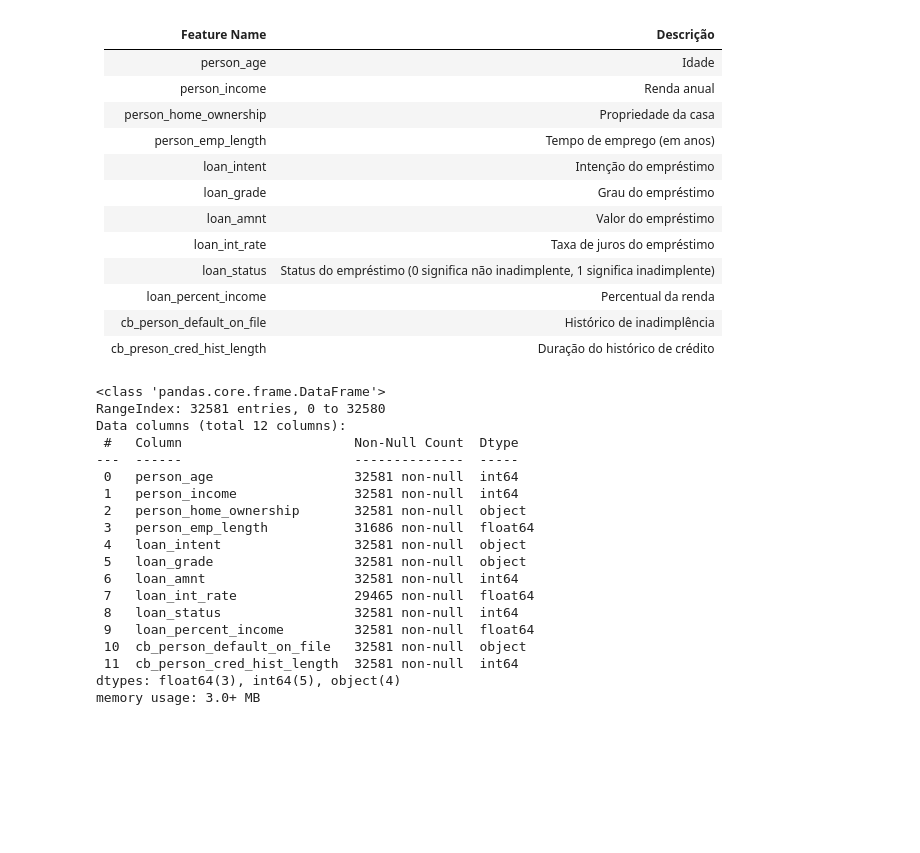
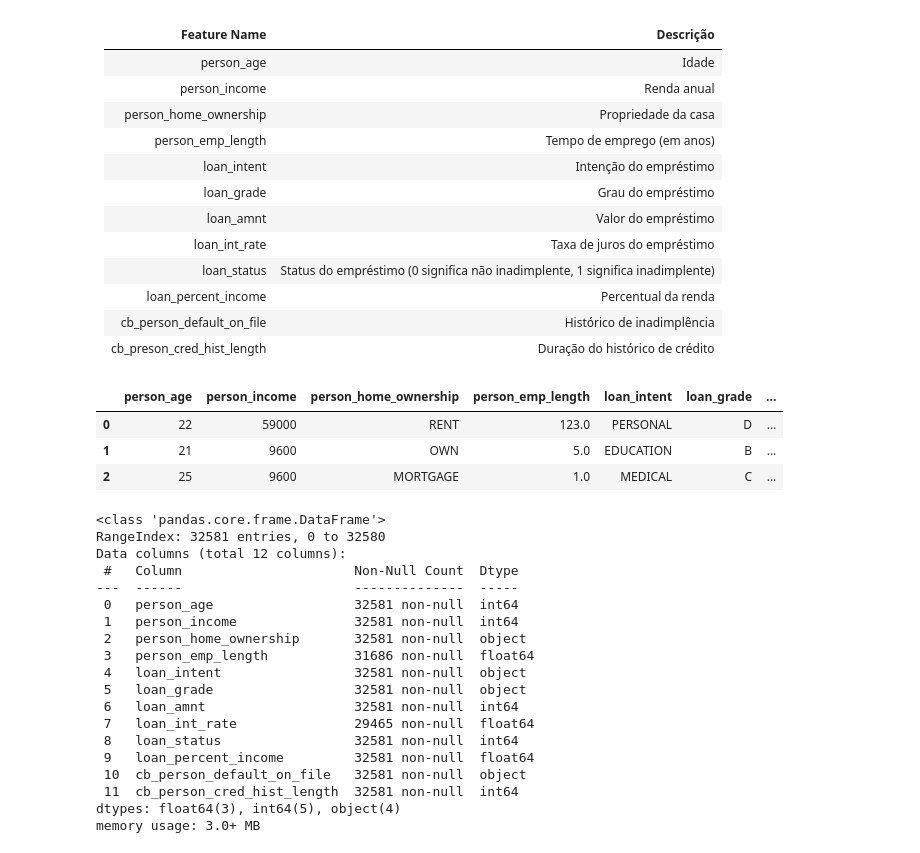
Before and after one commit to kaladabrio2020/Compass.Uol.DataScience, a Jupyter notebook: Sprint 02/Parte3-MachineLearning/Pré-processamento.ipynb, the cells around one changed output. Cells and saved outputs as stored; diff of their text form; code cells hidden in the pictures; blank space fills up the shorter version.

```diff
--- a/Sprint 02/Parte3-MachineLearning/Pré-processamento.ipynb
+++ b/Sprint 02/Parte3-MachineLearning/Pré-processamento.ipynb
@@ -20,6 +20,13 @@ data = pd.read_csv('Dataset/credit_risk_dataset.csv')
 | loan_percent_income        | Percentual da renda                                  |
 | cb_person_default_on_file  | Histórico de inadimplência                           |
 | cb_preson_cred_hist_length | Duração do histórico de crédito                      |
+# %%
+data.head(3)
+# %% [output]
+|  | person_age | person_income | person_home_ownership | person_emp_length | loan_intent | loan_grade | ... |
+| 0 | 22 | 59000 | RENT | 123.0 | PERSONAL | D | ... |
+| 1 | 21 | 9600 | OWN | 5.0 | EDUCATION | B | ... |
+| 2 | 25 | 9600 | MORTGAGE | 1.0 | MEDICAL | C | ... |
 # %%
 data.info()
 # %% [output]
```
Also changed, not shown: 8 other files.
